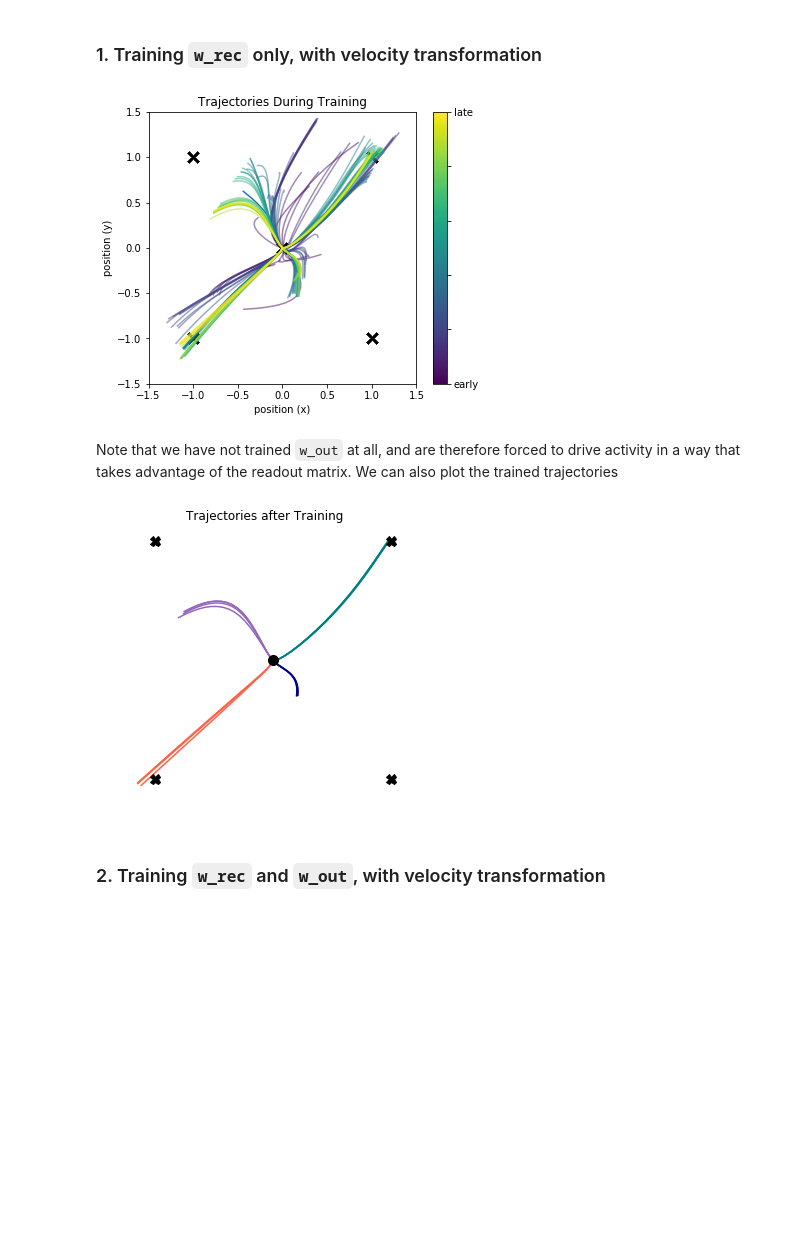
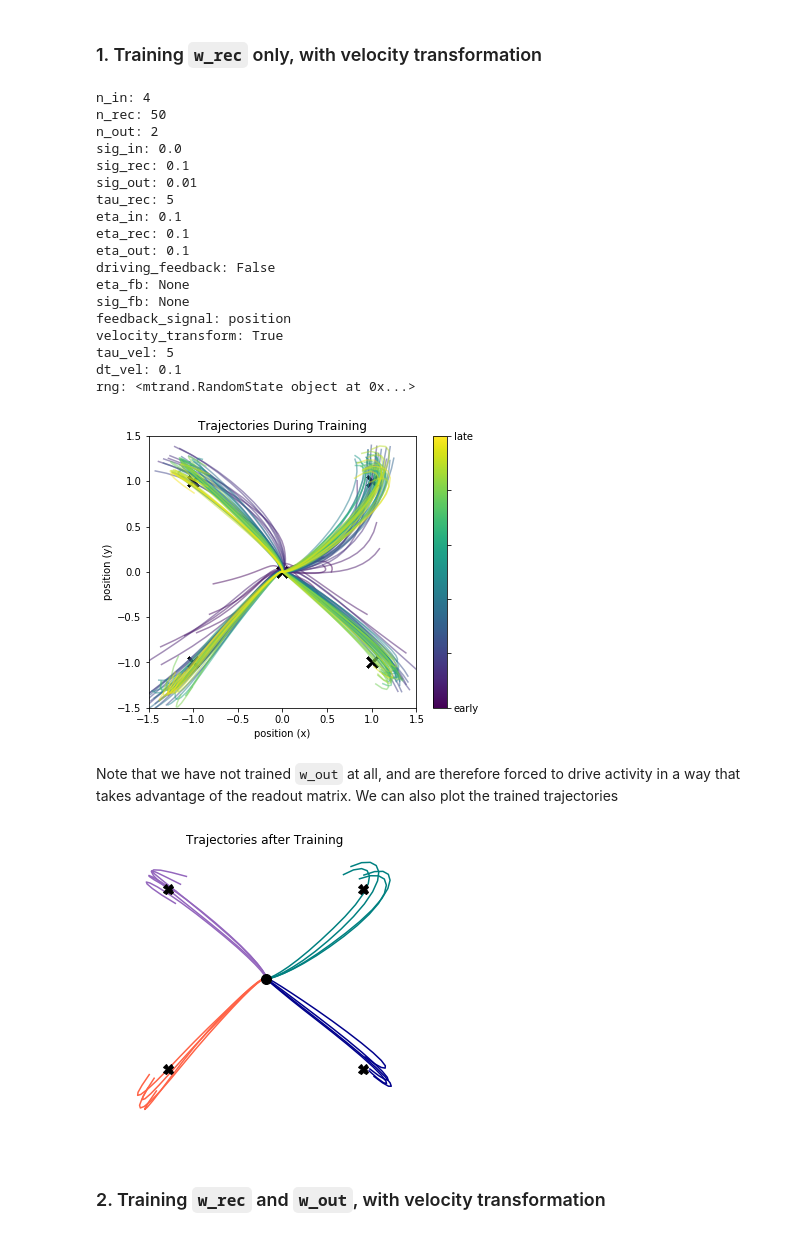
Before and after one commit to jacobfulano/rnn-learning, a Jupyter notebook: examples/Example2-RFLO.ipynb, the cells around one changed output. Saved outputs shown, nothing was run; the diff lists cells and outputs as text; code cells hidden in the pictures; blank space fills up the shorter version.

```diff
--- a/examples/Example2-RFLO.ipynb
+++ b/examples/Example2-RFLO.ipynb
@@ -65,31 +65,51 @@ task4 = Task(x_in=x_pulse4,y_target=np.asarray([[-1],[-1]]))
 # %%
 # Set RNN Parameters
 params = RNNparams(n_in=4,n_rec=50,n_out=2,tau_rec=5,
                eta_in=0.1,eta_rec=0.1,eta_out=0.1,
-               sig_in=0.0,sig_rec=0.01,sig_out=0.01,
+               sig_in=0.0,sig_rec=0.1,sig_out=0.01,
                velocity_transform=True, tau_vel = 5, dt_vel = 0.1,
                rng=np.random.RandomState(1))
+
+params.print_params()
 
 # Initialize RNN
 net = RNN(params)
 
 # initialize simulation
 sim = Simulation(net)
 
 # instantiate learning algorithm
 # Specify particular matrix/unit to apply algorithm
 rflo = RFLO(net,apply_to=['w_rec'],online=False)
 
 
 sim.run_session(n_trials=5000, tasks=[task1,task2,task3,task4], learn_alg=[rflo], probe_types=['h','y_out','pos'], plot=True, plot_freq=25)
 # %% [output]
+n_in: 4
+n_rec: 50
+n_out: 2
+sig_in: 0.0
+sig_rec: 0.1
+sig_out: 0.01
+tau_rec: 5
+eta_in: 0.1
+eta_rec: 0.1
+eta_out: 0.1
+driving_feedback: False
+eta_fb: None
+sig_fb: None
+feedback_signal: position
+velocity_transform: True
+tau_vel: 5
+dt_vel: 0.1
+rng: <mtrand.RandomState object at 0x...>
-[figure, old version]
+[figure, new version]
 # %% [markdown]
 Note that we have not trained `w_out` at all, and are therefore forced to drive activity in a way that takes advantage of the readout matrix. We can also plot the trained trajectories
 # %%
 fig = plot_trained_trajectories(sim=sim, tasks=[task1,task2,task3,task4])
 # %% [output]
-[figure, old version]
+[figure, new version]
 # %% [markdown]
 ### 2. Training `w_rec` and `w_out`, with velocity transformation
 # %%
```
Also changed, not shown: parts of 4 cells of this notebook, 4 other files.
